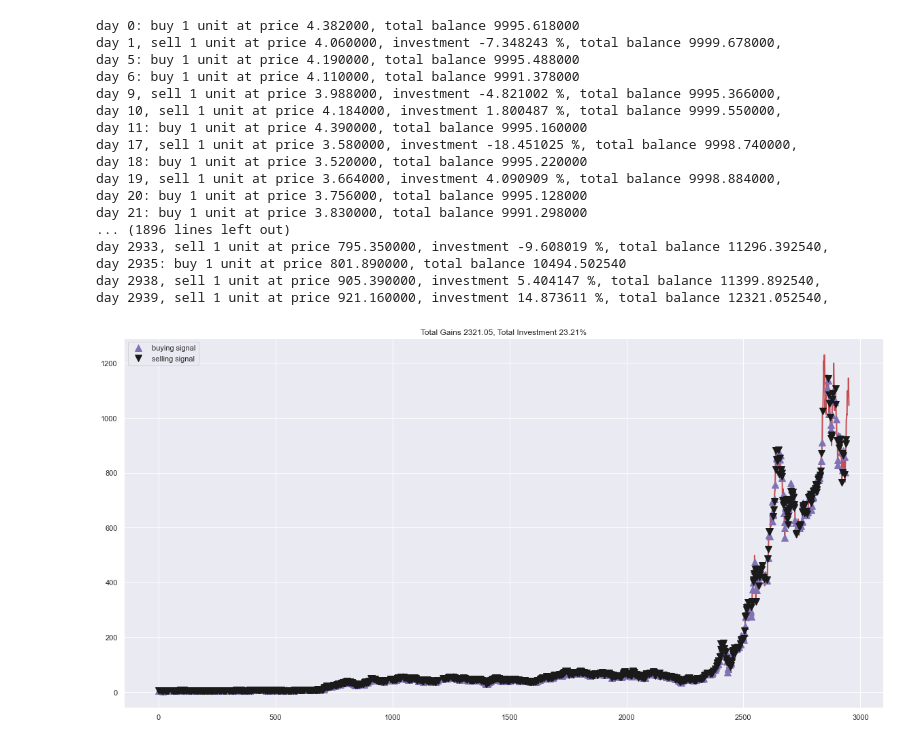
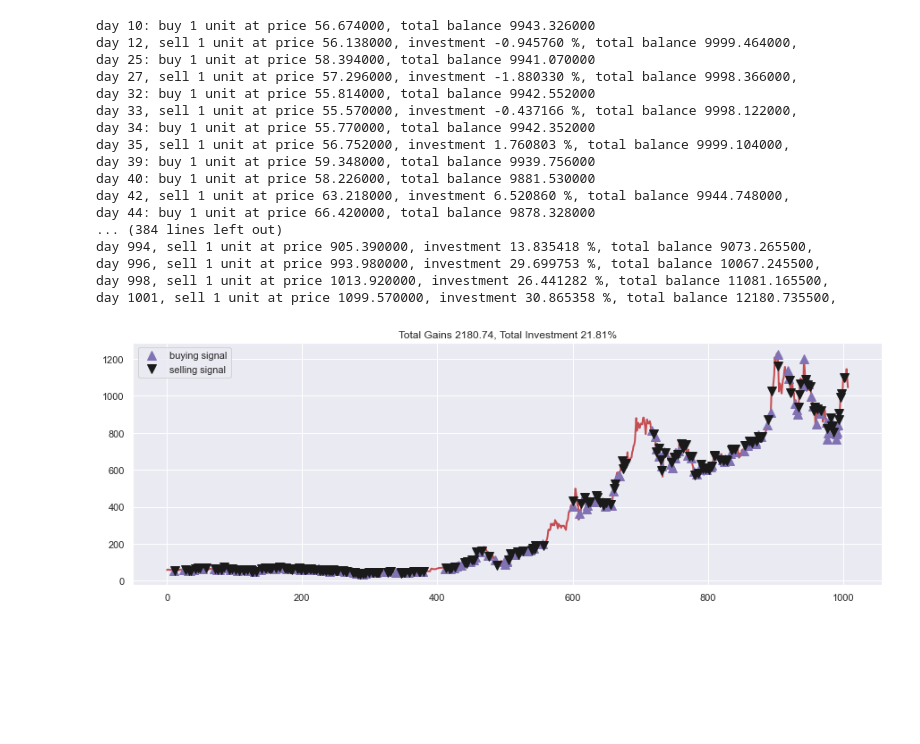
Before and after one commit to jgb161/Stock-Data-Analysis, a Jupyter notebook: TSLA_Analysis_Jeremy.ipynb, the cells around one changed output. Cells and saved outputs as stored; diff of their text form; code cells hidden in the pictures; blank space fills up the shorter version.

Commit message:
updated with graphs

```diff
--- a/TSLA_Analysis_Jeremy.ipynb
+++ b/TSLA_Analysis_Jeremy.ipynb
@@ -13,7 +17,8 @@ tsla_df = pd.read_csv(file_path, index_col="Date", parse_dates=True, infer_datet
 tsla_df.drop(inplace=True, columns=["Down", "RSI(14)"])
 tsla_df.dropna(inplace=True)
 tsla_df.sort_index(inplace=True)
-tsla_df.head(30)
+df = tsla_df.iloc[-1008:]
+df.head(30)
 # %% [output]
 |  | Open | High | Low | Close | Volume | Up |
 | Date |  |  |  |  |  |  |
@@ -49,10 +54,10 @@ class Agent:
         self.memory = deque(maxlen = 1000)
         self.inventory = []
 
-        self.gamma = 0.95
-        self.epsilon = 0.5
+        self.gamma = 0.90
+        self.epsilon = 0.40
         self.epsilon_min = 0.01
-        self.epsilon_decay = 0.999
+        self.epsilon_decay = 0.01
 
         tf.reset_default_graph()
         self.sess = tf.InteractiveSession()
@@ -172,7 +177,7 @@ class Agent:
                 print('epoch: %d, total rewards: %f.3, cost: %f, total money: %f'%(i + 1, total_profit, cost,
                                                                                   starting_money))
 # %%
-close = tsla_df.Close.values.tolist()
+close = df.Close.values.tolist()
 initial_money = 10000
 window_size = 30
 skip = 1
@@ -207,30 +212,30 @@ epoch: 200, total rewards: 2427.582820.3, cost: 0.312999, total money: 12427.582
 # %%
 states_buy, states_sell, total_gains, invest = agent.buy(initial_money = initial_money)
 # %% [output]
-day 0: buy 1 unit at price 4.382000, total balance 9995.618000
-day 1, sell 1 unit at price 4.060000, investment -7.348243 %, total balance 9999.678000,
-day 5: buy 1 unit at price 4.190000, total balance 9995.488000
-day 6: buy 1 unit at price 4.110000, total balance 9991.378000
-day 9, sell 1 unit at price 3.988000, investment -4.821002 %, total balance 9995.366000,
-day 10, sell 1 unit at price 4.184000, investment 1.800487 %, total balance 9999.550000,
-day 11: buy 1 unit at price 4.390000, total balance 9995.160000
-day 17, sell 1 unit at price 3.580000, investment -18.451025 %, total balance 9998.740000,
-day 18: buy 1 unit at price 3.520000, total balance 9995.220000
-day 19, sell 1 unit at price 3.664000, investment 4.090909 %, total balance 9998.884000,
-day 20: buy 1 unit at price 3.756000, total balance 9995.128000
-day 21: buy 1 unit at price 3.830000, total balance 9991.298000
-... (1896 lines left out)
-day 2933, sell 1 unit at price 795.350000, investment -9.608019 %, total balance 11296.392540,
-day 2935: buy 1 unit at price 801.890000, total balance 10494.502540
-day 2938, sell 1 unit at price 905.390000, investment 5.404147 %, total balance 11399.892540,
-day 2939, sell 1 unit at price 921.160000, investment 14.873611 %, total balance 12321.052540,
+day 10: buy 1 unit at price 56.674000, total balance 9943.326000
+day 12, sell 1 unit at price 56.138000, investment -0.945760 %, total balance 9999.464000,
+day 25: buy 1 unit at price 58.394000, total balance 9941.070000
+day 27, sell 1 unit at price 57.296000, investment -1.880330 %, total balance 9998.366000,
+day 32: buy 1 unit at price 55.814000, total balance 9942.552000
+day 33, sell 1 unit at price 55.570000, investment -0.437166 %, total balance 9998.122000,
+day 34: buy 1 unit at price 55.770000, total balance 9942.352000
+day 35, sell 1 unit at price 56.752000, investment 1.760803 %, total balance 9999.104000,
+day 39: buy 1 unit at price 59.348000, total balance 9939.756000
+day 40: buy 1 unit at price 58.226000, total balance 9881.530000
+day 42, sell 1 unit at price 63.218000, investment 6.520860 %, total balance 9944.748000,
+day 44: buy 1 unit at price 66.420000, total balance 9878.328000
+... (384 lines left out)
+day 994, sell 1 unit at price 905.390000, investment 13.835418 %, total balance 9073.265500,
+day 996, sell 1 unit at price 993.980000, investment 29.699753 %, total balance 10067.245500,
+day 998, sell 1 unit at price 1013.920000, investment 26.441282 %, total balance 11081.165500,
+day 1001, sell 1 unit at price 1099.570000, investment 30.865358 %, total balance 12180.735500,
 # %%
-fig = plt.figure(figsize = (20,10))
+fig = plt.figure(figsize = (15,5))
 plt.plot(close, color='r', lw=2.)
 plt.plot(close, '^', markersize=10, color='m', label = 'buying signal', markevery = states_buy)
 plt.plot(close, 'v', markersize=10, color='k', label = 'selling signal', markevery = states_sell)
 plt.title('Total Gains %.2f, Total Investment %.2f%%'%(total_gains, invest))
 plt.legend()
 plt.show()
 # %% [output]
-[figure, old version]
+[figure, new version]
```
Also changed, not shown: parts of 3 cells of this notebook, 4 other files.
